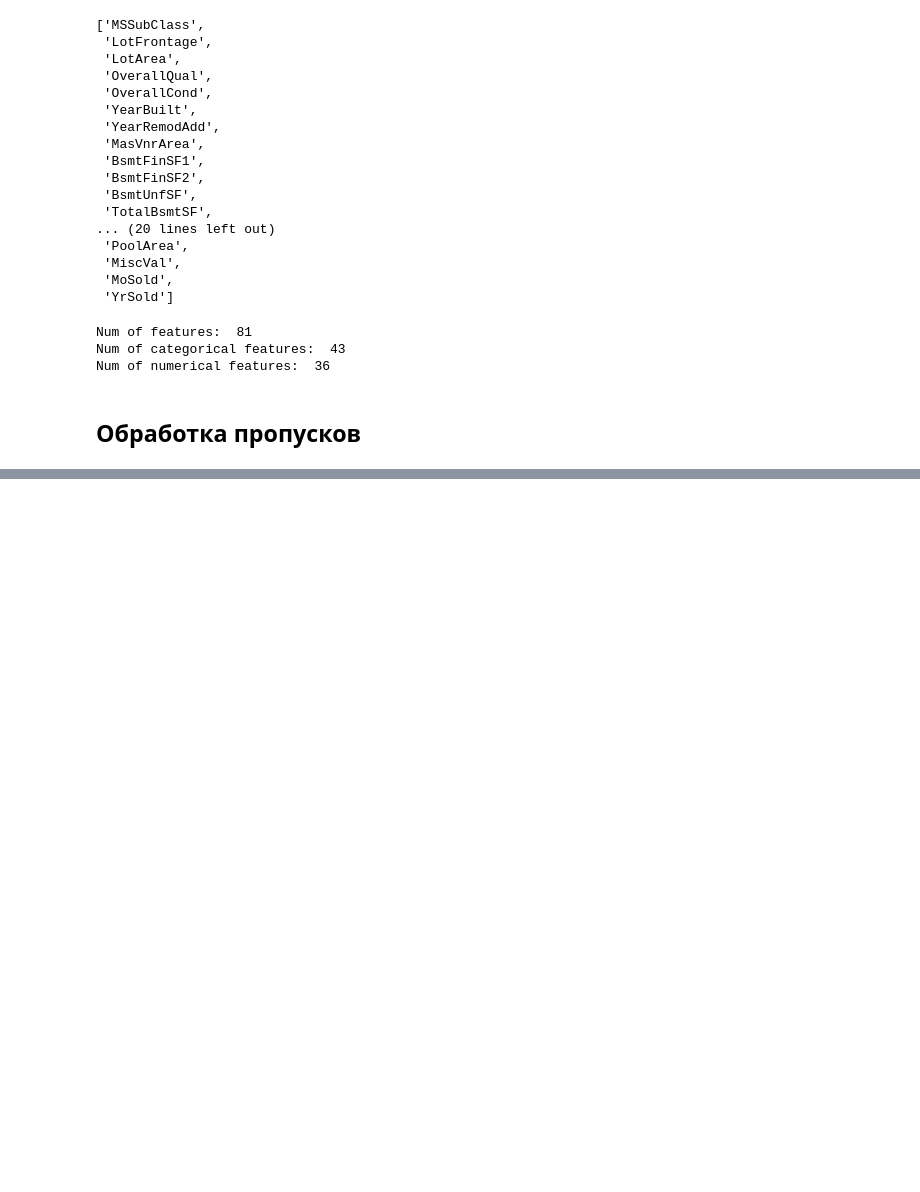
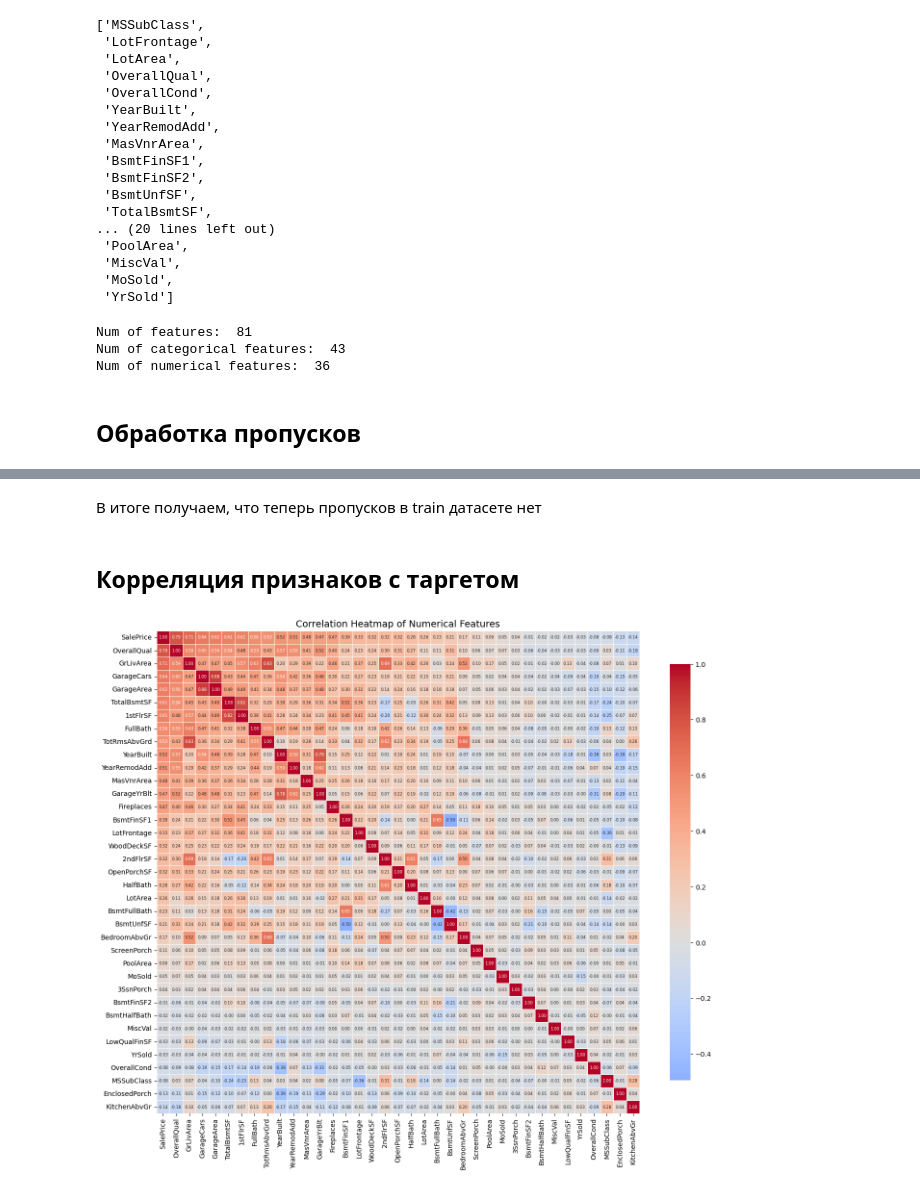
Before and after one commit to vys-leon/House-Prices-Prediction, a Jupyter notebook: notebooks/01_eda.ipynb, the cells around one changed output, grey strips where cells are left out. Cells and saved outputs as stored; diff of their text form; code cells hidden in the pictures; blank space fills up the shorter version.

```diff
--- a/notebooks/01_eda.ipynb
+++ b/notebooks/01_eda.ipynb
@@ -271,12 +270,16 @@ dtype: int64
 # %%
 cat_cols.remove('Alley')
+cat_cols.remove('PoolQC')
+cat_cols.remove('MiscFeature')
 # %%
-isna_stat.drop(['Alley'], inplace=True)
+isna_stat.drop(['Alley', 'PoolQC', 'MiscFeature'], inplace=True)
 # %%
-data.drop(columns=['Alley'], inplace=True)
+data.drop(columns=['Alley', 'PoolQC', 'MiscFeature'], inplace=True)
 # %%
 for col in isna_stat.index:
     if col in cat_cols:
-        data[col] = data[col].fillna(data[col].mode())
+        print(col, data[col].isna().sum())
+        data[col] = data[col].fillna(data[col].mode()[0])
     else:
+        print("\t", col, data[col].isna().sum())
         data[col] = data[col].fillna(data[col].mean())
@@ -301 +307,35 @@ MiscFeature     1405
 dtype: int64
+# %% [markdown]
+В итоге получаем, что теперь пропусков в train датасете нет
+# %% [markdown]
+## Корреляция признаков с таргетом
+# %%
+target = 'SalePrice'
+num_df = data[num_cols + [target]]
+corr_matrix = num_df.corr()
+
+# Отсортируем признаки по корреляции с таргетом
+corr_with_target = corr_matrix[target].sort_values(ascending=False)
+sorted_cols = corr_with_target.index
+corr_matrix = corr_matrix.loc[sorted_cols, sorted_cols]
+
+# Рисуем тепловую карту
+plt.figure(figsize=(14, 12))
+sns.heatmap(
+    corr_matrix,
+    cmap='coolwarm',
+    center=0,
+    square=True,
+    linewidths=0.5,
+    cbar_kws={"shrink": 0.8},
+    annot=True,
+    fmt=".2f",
+    annot_kws={"size": 6}
+
+)
+
+plt.title('Correlation Heatmap of Numerical Features', fontsize=14)
+plt.tight_layout()
+plt.show()
+# %% [output]
+[figure, added]
```
Also changed, not shown: parts of 18 cells of this notebook.
